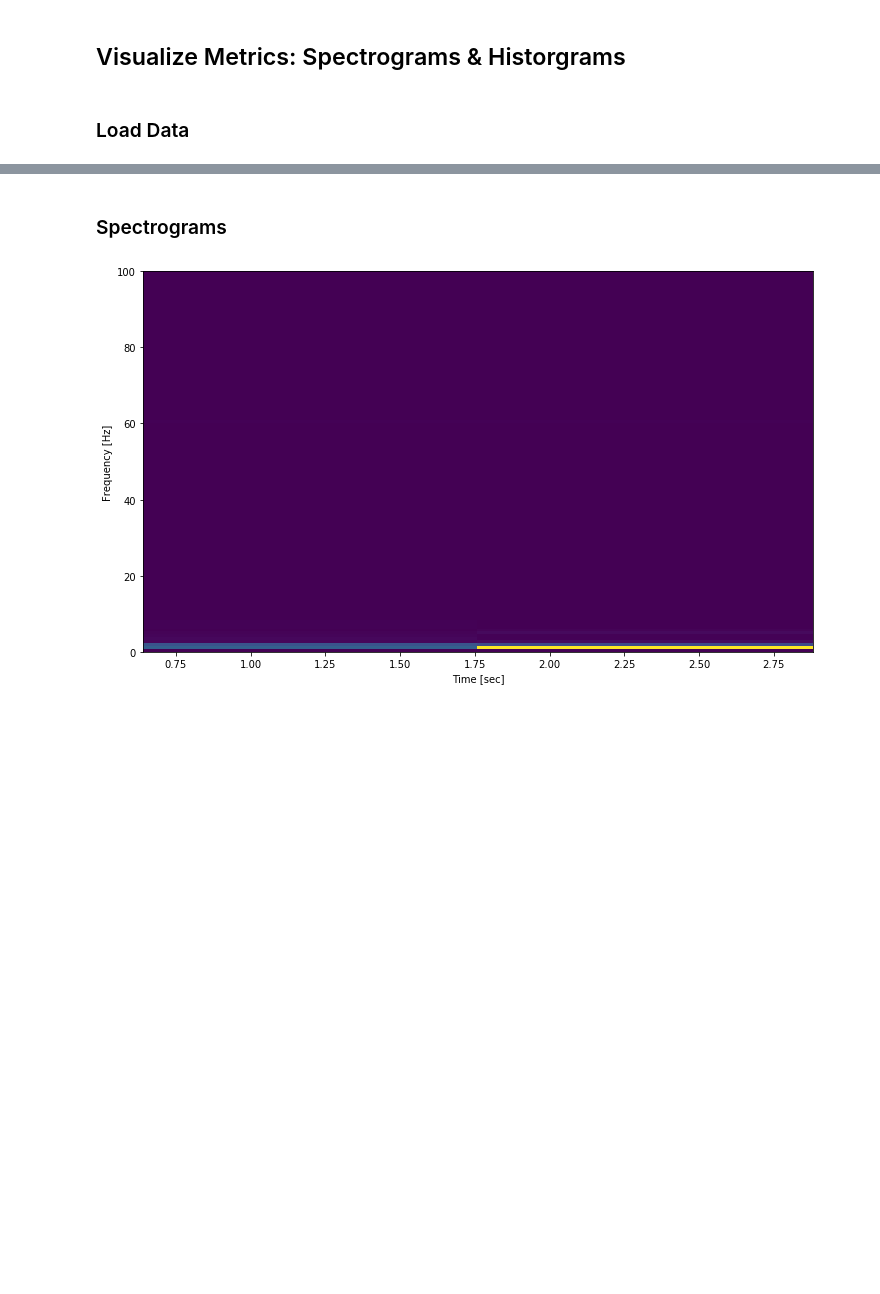
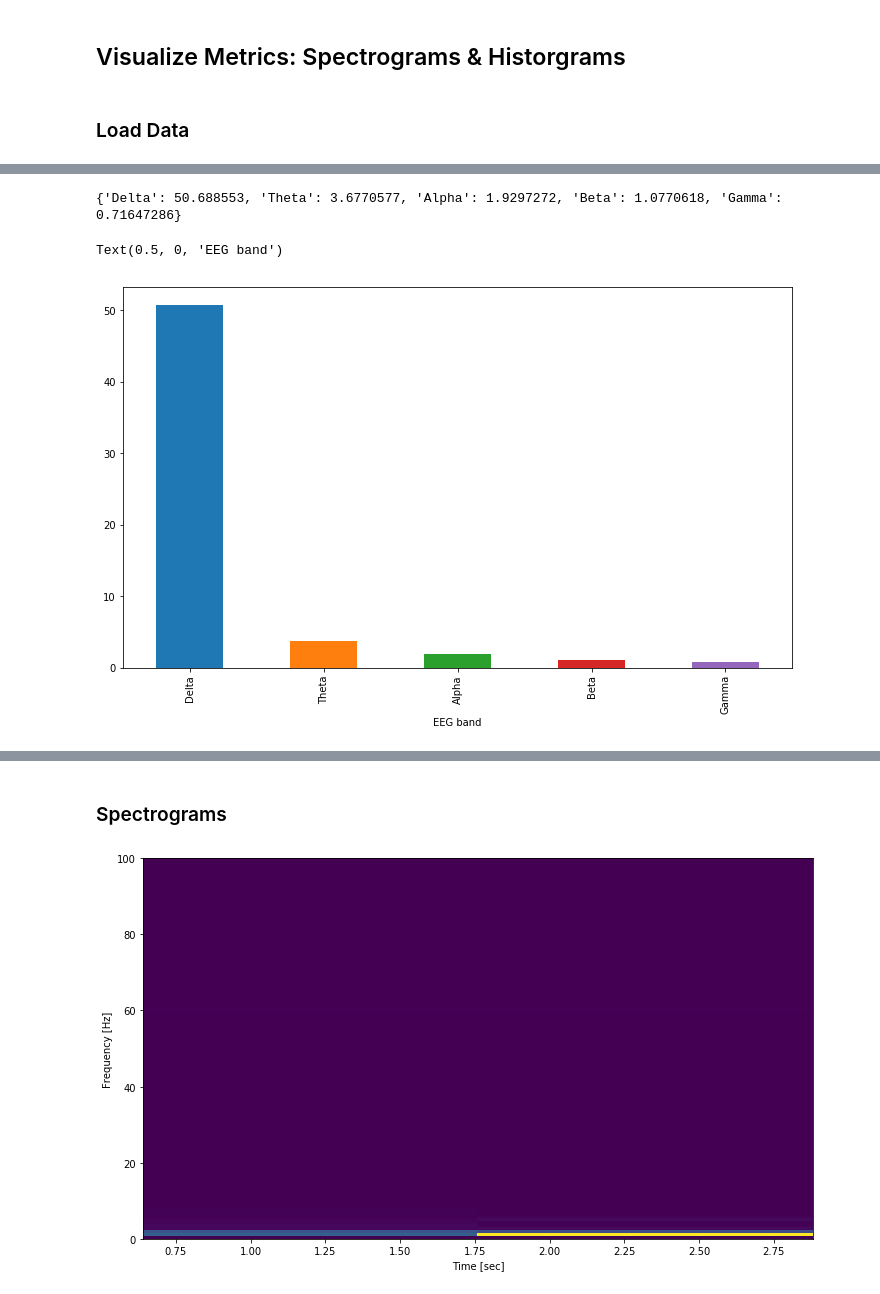
Before and after one commit to DanielLongo/NeuralFill, a Jupyter notebook: metrics/visualize_metrics.ipynb, the cells around one changed output, grey strips where cells are left out. Saved outputs shown, nothing was run; the diff lists cells and outputs as text; code cells hidden in the pictures; blank space fills up the shorter version.

```diff
--- a/metrics/visualize_metrics.ipynb
+++ b/metrics/visualize_metrics.ipynb
@@ -41,3 +106,43 @@ stacklineplot.stackplot(computeTimeFreqRep(sample_real), yscale=3)
+# %%
+# https://dsp.stackexchange.com/questions/45345/how-to-correctly-compute-the-eeg-frequency-bands-with-python
+import numpy as np
+fs = 200                                # Sampling rate (512 Hz)
+# data = np.random.uniform(0, 100, 1024)  # 2 sec of data b/w 0.0-100.0
+# data = sample_real[4:5]
+data = sample_generated[4]
+
+# Get real amplitudes of FFT (only in postive frequencies)
+fft_vals = np.absolute(np.fft.rfft(data))
+
+# Get frequencies for amplitudes in Hz
+fft_freq = np.fft.rfftfreq(len(data), 1.0/fs)
+
+# Define EEG bands
+eeg_bands = {'Delta': (0, 4),
+             'Theta': (4, 8),
+             'Alpha': (8, 12),
+             'Beta': (12, 30),
+             'Gamma': (30, 45)}
+
+# Take the mean of the fft amplitude for each EEG band
+eeg_band_fft = dict()
+for band in eeg_bands:
+    freq_ix = np.where((fft_freq >= eeg_bands[band][0]) &
+                       (fft_freq <= eeg_bands[band][1]))[0]
+    eeg_band_fft[band] = np.mean(fft_vals[freq_ix])
+
+# Plot the data (using pandas here cause it's easy)
+print(eeg_band_fft)
+import pandas as pd
+df = pd.DataFrame(columns=['band', 'val'])
+df['band'] = eeg_bands.keys()
+df['val'] = [eeg_band_fft[band] for band in eeg_bands]
+ax = df.plot.bar(x='band', y='val', legend=False)
+ax.set_xlabel("EEG band")
+# %% [output]
+{'Delta': 50.688553, 'Theta': 3.6770577, 'Alpha': 1.9297272, 'Beta': 1.0770618, 'Gamma': 0.71647286}
+Text(0.5, 0, 'EEG band')
+[figure, added]
 # %%
 def get_samples_real_stack(dataset, n=-1):
     # reutns all examples of dataset in a singe batch
```
Also changed, not shown: parts of 9 cells of this notebook, 8 other files.
